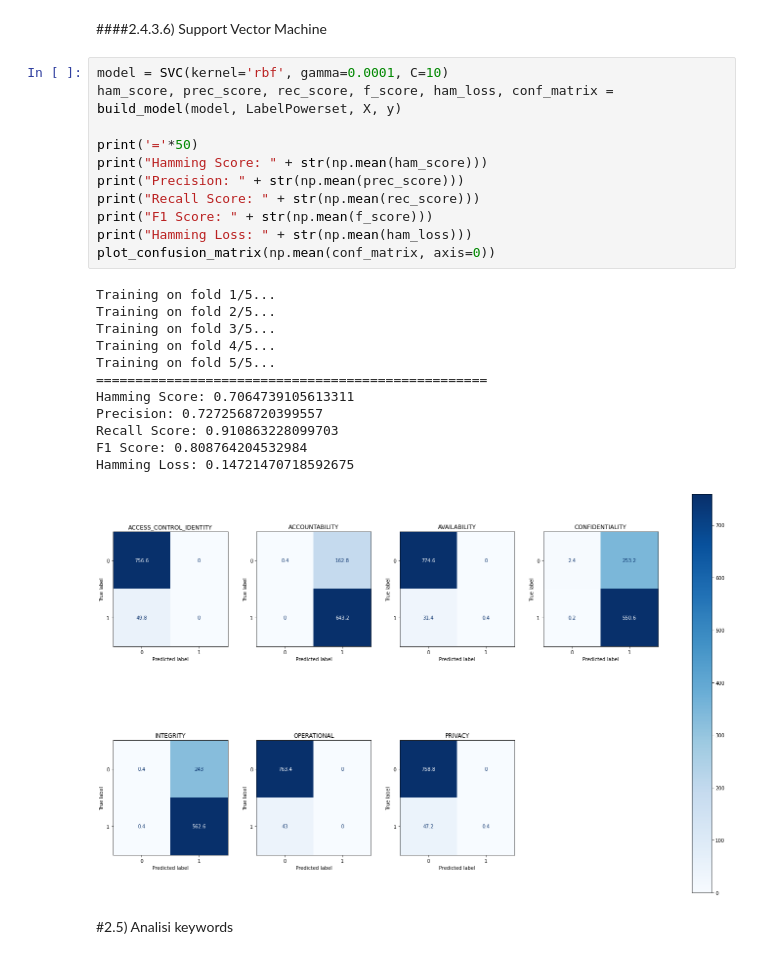
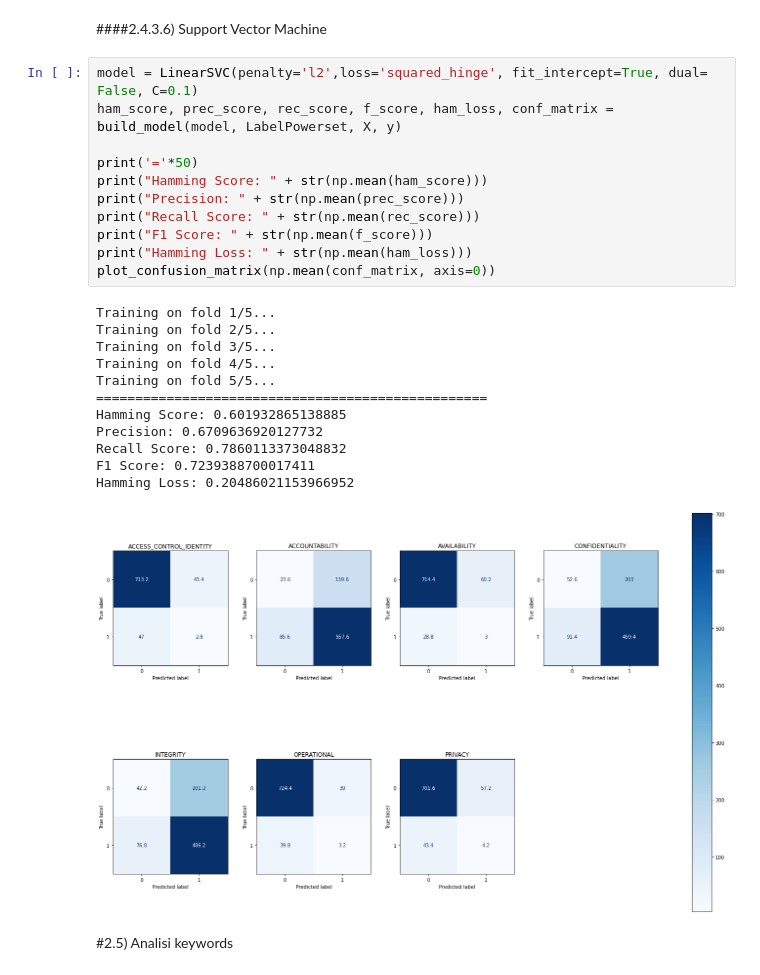
Before and after one commit to xDaryamo/NFR-Security-Extraction-Classification, a Jupyter notebook: NFR_Classification_Categorization_Tokenizer.ipynb, the cells around one changed output. Cells and saved outputs as stored; diff of their text form.

```diff
--- a/NFR_Classification_Categorization_Tokenizer.ipynb
+++ b/NFR_Classification_Categorization_Tokenizer.ipynb
@@ -1149,29 +1172,29 @@ Hamming Loss: 0.1480683684545059
 # %% [markdown]
 ####2.4.3.6) Support Vector Machine
 # %%
-model = SVC(kernel='rbf', gamma=0.0001, C=10)
+model = LinearSVC(penalty='l2',loss='squared_hinge', fit_intercept=True, dual= False, C=0.1)
 ham_score, prec_score, rec_score, f_score, ham_loss, conf_matrix = build_model(model, LabelPowerset, X, y)
 
 print('='*50)
 print("Hamming Score: " + str(np.mean(ham_score)))
 print("Precision: " + str(np.mean(prec_score)))
 print("Recall Score: " + str(np.mean(rec_score)))
 print("F1 Score: " + str(np.mean(f_score)))
 print("Hamming Loss: " + str(np.mean(ham_loss)))
 plot_confusion_matrix(np.mean(conf_matrix, axis=0))
 # %% [output]
 Training on fold 1/5...
 Training on fold 2/5...
 Training on fold 3/5...
 Training on fold 4/5...
 Training on fold 5/5...
 ==================================================
-Hamming Score: 0.7064739105613311
-Precision: 0.7272568720399557
-Recall Score: 0.910863228099703
-F1 Score: 0.808764204532984
-Hamming Loss: 0.14721470718592675
+Hamming Score: 0.601932865138885
+Precision: 0.6709636920127732
+Recall Score: 0.7860113373048832
+F1 Score: 0.7239388700017411
+Hamming Loss: 0.20486021153966952
-[figure, old version]
+[figure, new version]
 # %% [markdown]
 #2.5) Analisi keywords
 # %%
```
Also changed, not shown: parts of 34 cells of this notebook.
